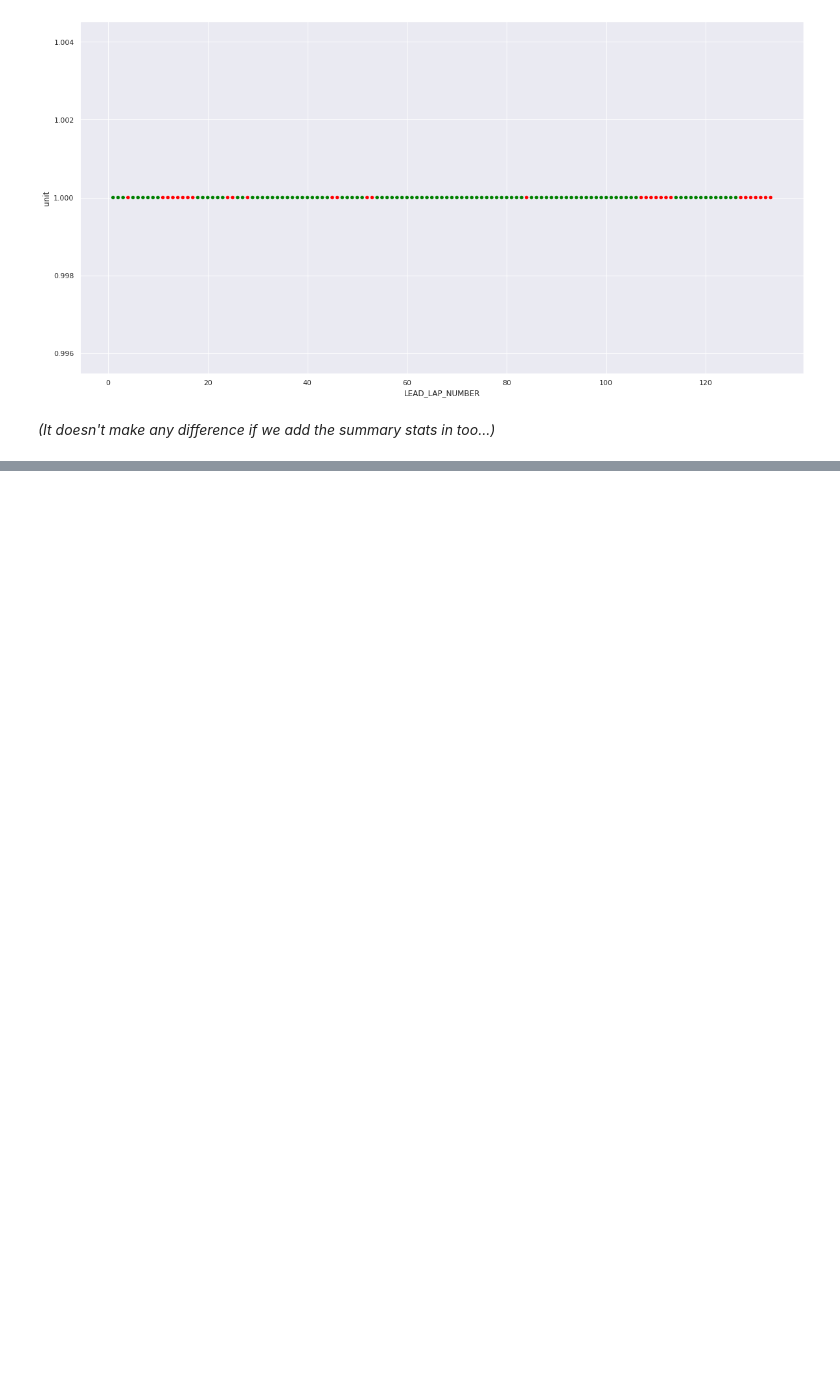
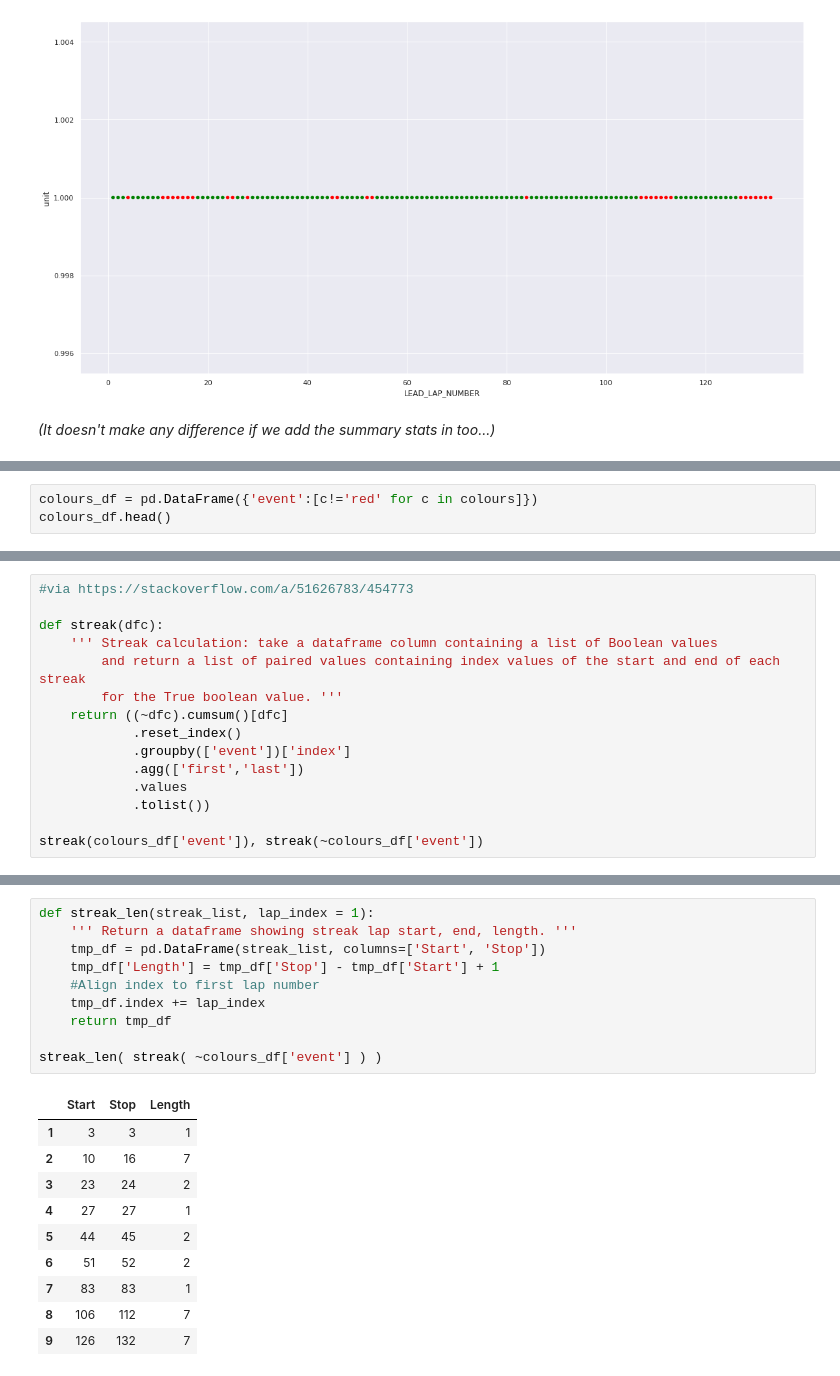
Before and after one commit to f1datajunkie/WEC, a Jupyter notebook: notebooks/Race Events.ipynb, the cells around one changed output, grey strips where cells are left out. Cells and saved outputs as stored; diff of their text form; blank space fills up the shorter version.

Commit message:
Add a simple streak detector function

```diff
--- a/notebooks/Race Events.ipynb
+++ b/notebooks/Race Events.ipynb
@@ -271,0 +276,3 @@ laptimes_summary_stats.reset_index().plot(kind='scatter', x='LEAD_LAP_NUMBER', y
+# %%
+colours_df = pd.DataFrame({'event':[c!='red' for c in colours]})
+colours_df.head()
@@ -271,0 +286,15 @@ laptimes_summary_stats.reset_index().plot(kind='scatter', x='LEAD_LAP_NUMBER', y
+# %%
+#via https://stackoverflow.com/a/51626783/454773
+
+def streak(dfc):
+    ''' Streak calculation: take a dataframe column containing a list of Boolean values
+        and return a list of paired values containing index values of the start and end of each streak
+        for the True boolean value. '''
+    return ((~dfc).cumsum()[dfc]
+            .reset_index()
+            .groupby(['event'])['index']
+            .agg(['first','last'])
+            .values
+            .tolist())
+
+streak(colours_df['event']), streak(~colours_df['event'])
@@ -271,0 +320,21 @@ laptimes_summary_stats.reset_index().plot(kind='scatter', x='LEAD_LAP_NUMBER', y
+# %%
+def streak_len(streak_list, lap_index = 1):
+    ''' Return a dataframe showing streak lap start, end, length. '''
+    tmp_df = pd.DataFrame(streak_list, columns=['Start', 'Stop'])
+    tmp_df['Length'] = tmp_df['Stop'] - tmp_df['Start'] + 1
+    #Align index to first lap number
+    tmp_df.index += lap_index
+    return tmp_df
+
+streak_len( streak( ~colours_df['event'] ) )
+# %% [output]
+|  | Start | Stop | Length |
+| 1 | 3 | 3 | 1 |
+| 2 | 10 | 16 | 7 |
+| 3 | 23 | 24 | 2 |
+| 4 | 27 | 27 | 1 |
+| 5 | 44 | 45 | 2 |
+| 6 | 51 | 52 | 2 |
+| 7 | 83 | 83 | 1 |
+| 8 | 106 | 112 | 7 |
+| 9 | 126 | 132 | 7 |
```
Also changed, not shown: parts of 3 cells of this notebook, 1 other file.
